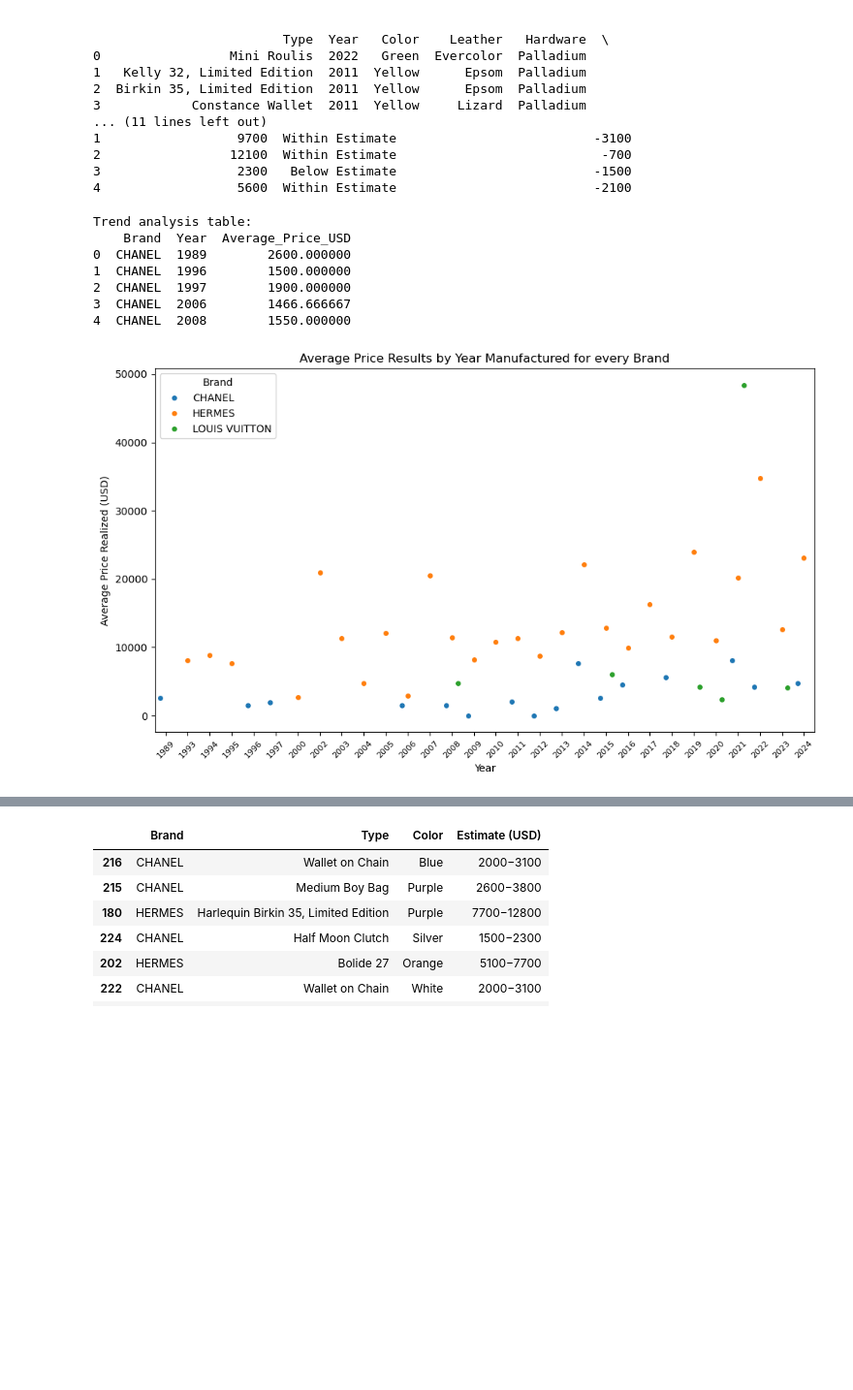
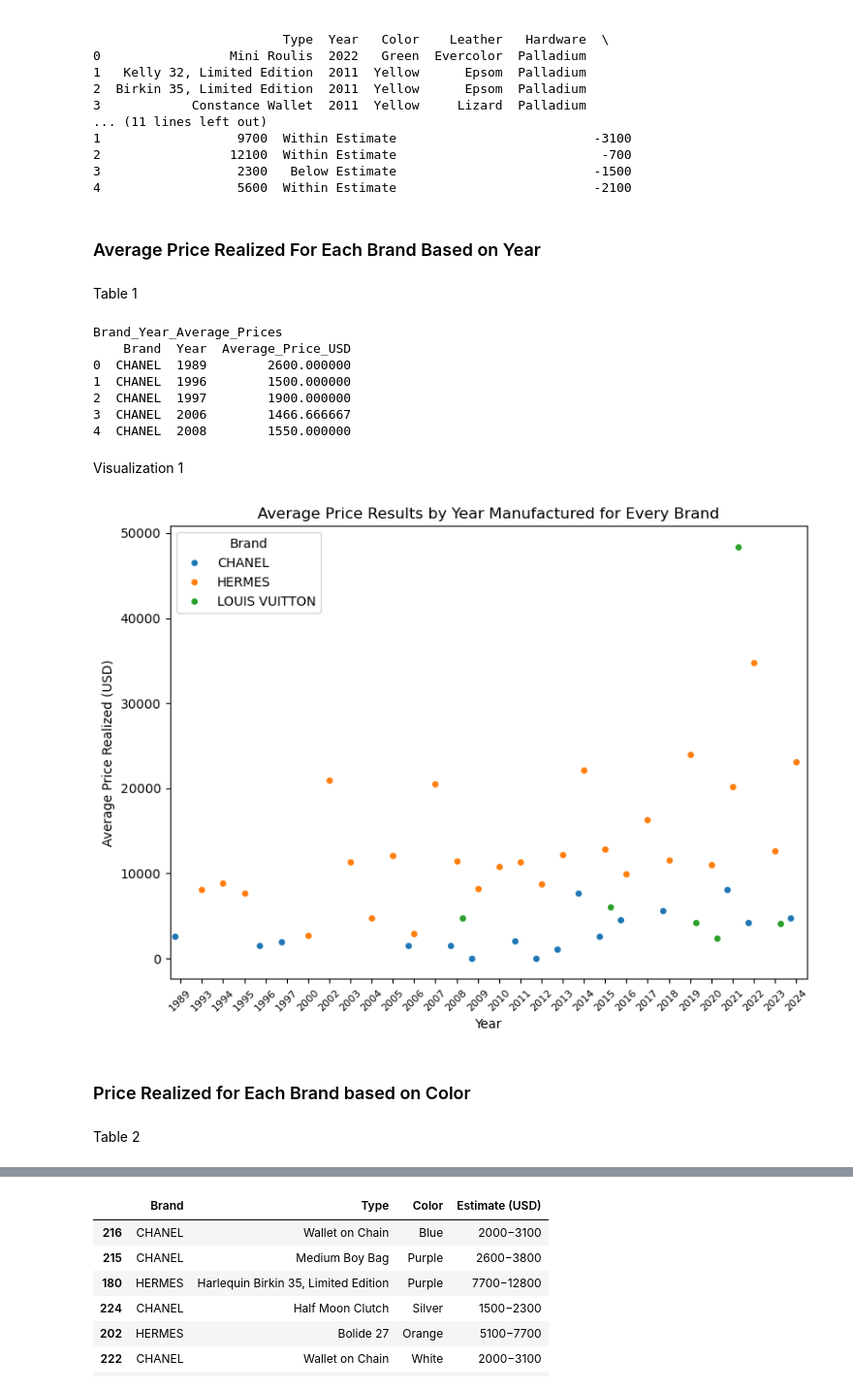
Before and after one commit to PatriciaDaher/Project3-Luxurybags, a Jupyter notebook: LuxuryBags.ipynb, the cells around one changed output, grey strips where cells are left out. Shown: that part at 97% size. Drawn from its saved outputs; the diff is of its cells as text; code cells hidden in the pictures; blank space fills up the shorter version.

Commit message:
adjusted tables to connect to database and saved tables to database

```diff
--- a/LuxuryBags.ipynb
+++ b/LuxuryBags.ipynb
@@ -282,8 +282,17 @@ print(pd.read_sql("SELECT * FROM Christies_HongKong_March25_Sale LIMIT 5", conn)
 
 # top_hermes = pd.read_sql(query, conn)
 # top_hermes
+# %% [markdown]
+### Average Price Realized For Each Brand Based on Year
+# %% [markdown]
+Table 1
 # %%
-# Analyze average price realized of brands based on year
+### Analyze average price realized of brands based on year and save to database
+
+# Generating Table
+
+# Connect to the SQLite database
+conn = sqlite3.connect("luxury_handbag_auctions.db")
 
 # Create trend analysis DataFrame
 AvePriceYear_df = df.groupby(['Brand', 'Year'])['Price Realized (USD)'].mean().reset_index()
@@ -293,30 +302,36 @@ AvePriceYear_df.rename(columns={'Price Realized (USD)': 'Average_Price_USD'}, in
 AvePriceYear_df.to_sql("Brand_Year_Average_Prices", conn, if_exists="replace", index=False)
 
 # Test: show first few rows of the new table
-print("Trend analysis table:")
+print("Brand_Year_Average_Prices")
 print(pd.read_sql("SELECT * FROM Brand_Year_Average_Prices LIMIT 5", conn))
 # %% [output]
-Trend analysis table:
+Brand_Year_Average_Prices
     Brand  Year  Average_Price_USD
 0  CHANEL  1989        2600.000000
 1  CHANEL  1996        1500.000000
 2  CHANEL  1997        1900.000000
 3  CHANEL  2006        1466.666667
 4  CHANEL  2008        1550.000000
+# %% [markdown]
+Visualization 1
 # %%
-# Plotting from the SQL database
-# Getting the data from SQL (though we already have it in trend_df)
-db_AvePriceYear_df = pd.read_sql("SELECT * FROM Brand_Year_Average_Prices", conn)
+### Plotting from the average price realized of brands based on year
+
+# # Plotting graph
 
 # Plotting the dot chart
-plt.figure(figsize=(10, 6))
+plt.figure(figsize=(8, 6))
 sns.stripplot(data=AvePriceYear_df, x='Year', y='Average_Price_USD', hue='Brand', dodge=True)
 plt.xticks(rotation=45, fontsize=8)
-plt.title("Average Price Results by Year Manufactured for every Brand")
+plt.title("Average Price Results by Year Manufactured for Every Brand")
 plt.ylabel("Average Price Realized (USD)")
 plt.tight_layout()
 # Display the chart
 plt.show()
 # %% [output]
-[figure, old version]
+[figure, new version]
+# %% [markdown]
+### Price Realized for Each Brand based on Color
+# %% [markdown]
+Table 2
 # %%
```
Also changed, not shown: parts of 24 cells of this notebook, 1 other file.
